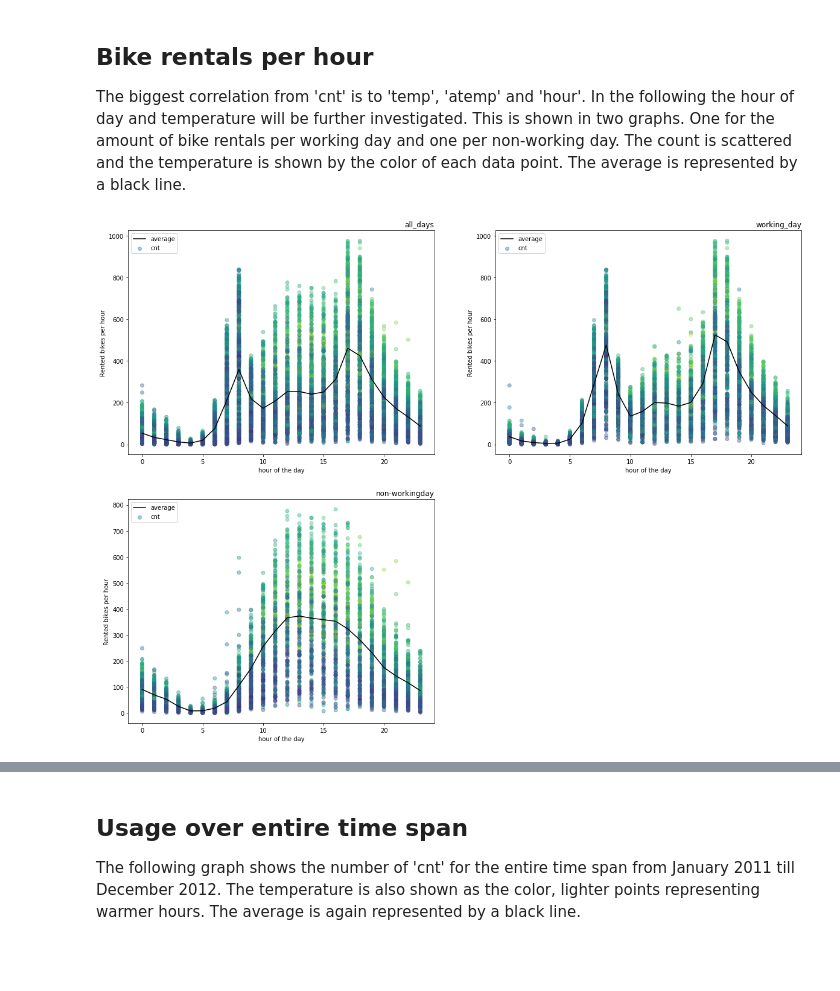
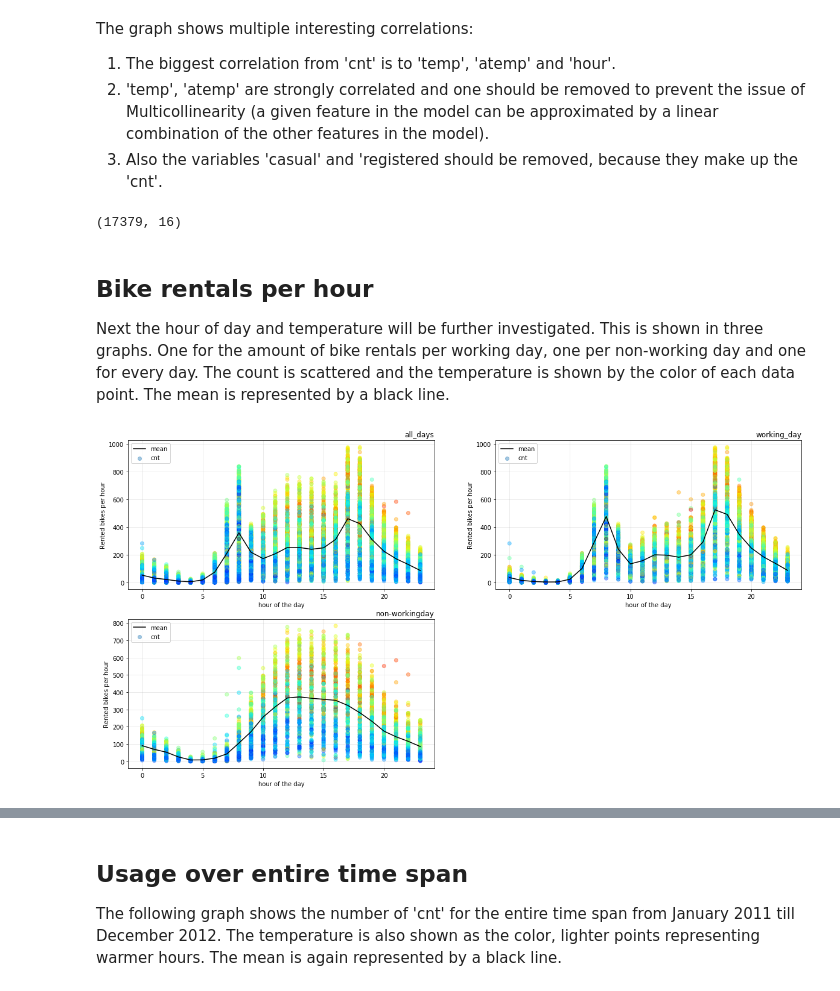
Before and after one commit to MiroGoettler/My_DataScience_Projects, a Jupyter notebook: Exploratory_Data_Analysis/Bike_Rental_Exploratory_DataAnalysis.ipynb, the cells around one changed output, grey strips where cells are left out. Drawn from its saved outputs; the diff is of its cells as text; code cells hidden in the pictures; blank space fills up the shorter version.

```diff
--- a/Exploratory_Data_Analysis/Bike_Rental_Exploratory_DataAnalysis.ipynb
+++ b/Exploratory_Data_Analysis/Bike_Rental_Exploratory_DataAnalysis.ipynb
@@ -75,32 +92,41 @@ plt.show()
+# %% [markdown]
+The graph shows multiple interesting correlations:
+1. The biggest correlation from 'cnt' is to 'temp', 'atemp' and 'hour'.
+2. 'temp', 'atemp' are strongly correlated and one should be removed to prevent the issue of Multicollinearity (a given feature in the model can be approximated by a linear combination of the other features in the model).
+3. Also the variables 'casual' and 'registered should be removed, because they make up the 'cnt'.
+# %%
+# Remove variables
+df.drop(['atemp', 'casual', 'registered'], axis=1, inplace=True)
+print(df.shape)
+# %% [output]
+(17379, 16)
 # %% [markdown]
 ## Bike rentals per hour
-The biggest correlation from 'cnt' is to 'temp', 'atemp' and 'hour'. In the following the hour of day and temperature will be further investigated. This is shown in two graphs. One for the amount of bike rentals per working day and one per non-working day. The count is scattered and the temperature is shown by the color of each data point. The average is represented by a black line.
+Next the hour of day and temperature will be further investigated. This is shown in three graphs. One for the amount of bike rentals per working day, one per non-working day and one for every day. The count is scattered and the temperature is shown by the color of each data point. The mean is represented by a black line.
 # %%
 pos = 1
 for d in ['all_days', 'working_day', 'non-workingday']:
     if d == 'all_days':
         day = df
     elif d == 'working_day':
         day = df[df['workingday'] == 1]
     elif d == 'non-workingday':
         day = df[df['workingday'] == 0]
 
 
     day_hr = day.groupby(['hr']).mean()
     plt.subplot(2, 2, pos)
     pos += 1
-    plt.scatter(day['hr'], day['cnt'], c=day['temp'], alpha=0.4)
-    plt.plot(day_hr['cnt'], color='0', label='average')
+    plt.scatter(day['hr'], day['cnt'], c=day['temp'], alpha=0.4, cmap='jet')
+    plt.plot(day_hr['cnt'], color='0', label='mean')
     plt.title(d, loc='right')
     plt.ylabel('Rented bikes per hour')
     plt.xlabel('hour of the day')
     plt.legend(loc='upper left')
-
-
+    plt.grid(True, alpha=0.3)
 
 plt.rcParams['figure.figsize'] = (20,10)
-plt.show()
 # %% [output]
-[figure, old version]
+[figure, new version]
 # %% [markdown]
 The graphs show very clearly that on working days the bikes are rented mostly in the morning and late afternoon. With a big drop in rents per hour in the middle of the day. The peaks represent the hours where a normal work day starts and ends, which suggests that the bikes are often used to commute to work and back.
@@ -107,7 +134,7 @@ The graphs show very clearly that on working days the bikes are rented mostly in
 On non-working days like holidays and weekends the usage is highest from around 10:00 AM to 7:00 PM. On these days people sleep longer and don't have to work, which explains the more evenly distributed usage.
 # %% [markdown]
 ## Usage over entire time span
-The following graph shows the number of 'cnt' for the entire time span from January 2011 till December 2012. The temperature is also shown as the color, lighter points representing warmer hours. The average is again represented by a black line.
+The following graph shows the number of 'cnt' for the entire time span from January 2011 till December 2012. The temperature is also shown as the color, lighter points representing warmer hours. The mean is again represented by a black line.
 # %%
 months_xticks = []
 months = ['January', 'February', 'March', 'April', 'May', 'June', 'July', 'August', 'September', 'October',
```
Also changed, not shown: parts of 21 cells of this notebook.
